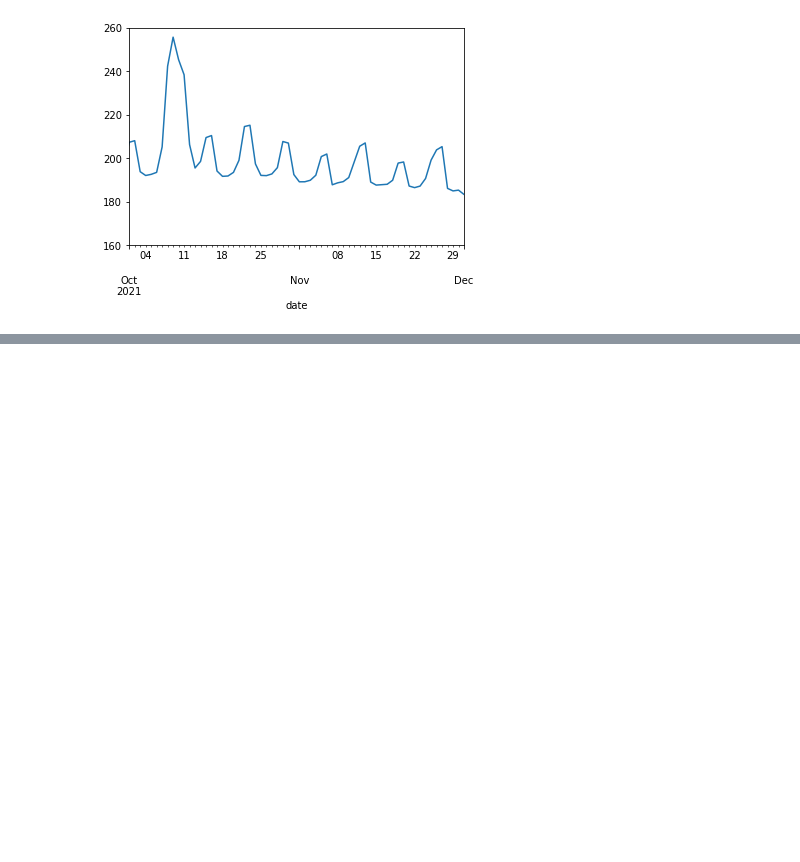
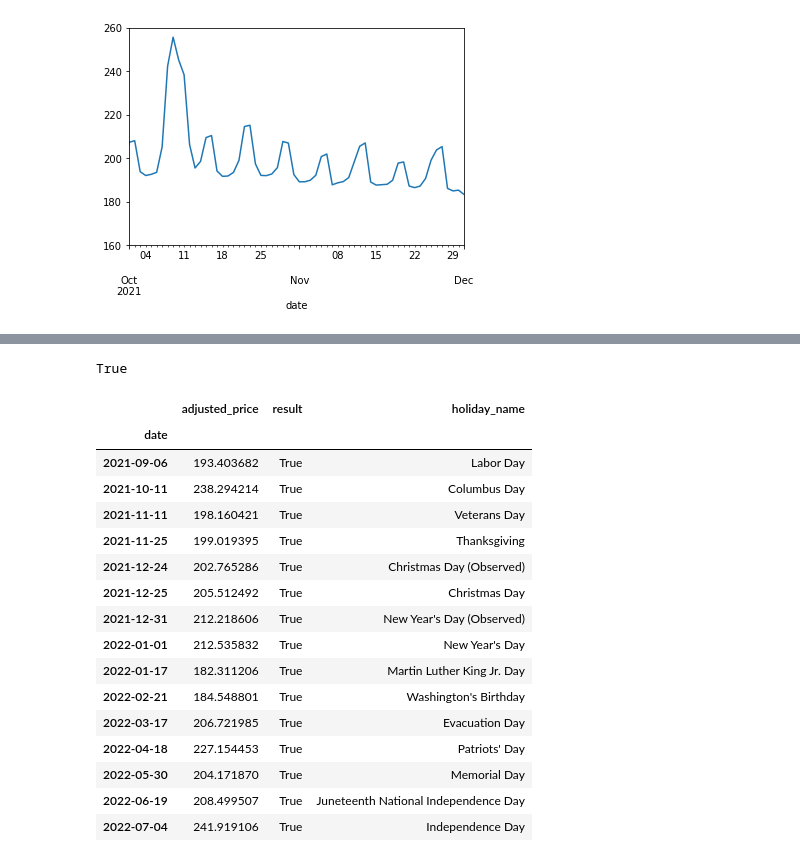
Before and after one commit to Fabrizio-Andrew/Vacation-Rental-Pricing-Estimator, a Jupyter notebook: experimentation/eda4calendar.ipynb, the cells around one changed output, grey strips where cells are left out. Cells and saved outputs as stored; diff of their text form; code cells hidden in the pictures; blank space fills up the shorter version.

```diff
--- a/experimentation/eda4calendar.ipynb
+++ b/experimentation/eda4calendar.ipynb
@@ -226,0 +254,27 @@ plot_date.set_xlim(select_date1, select_date2)
+# %%
+# for each date in df_calendar_data_grouped that is a holiday, get mean adjust_price for that date
+###df_calendar_data_grouped_holidays = df_calendar_data_grouped[df_calendar_data_grouped["date"] is in(us_holidays)]
+df_calendar_avg= df_calendar_data_grouped.mean()["adjusted_price"]
+# function that converts datetime to date
+def convert_datetime_to_date(date):
+    return date
+
+# function that checks if a date is in massachusetts_holidays
+def is_massachusetts_holiday(date):
+    if date.date() in massachusetts_holidays:
+        return True
+    else:
+        return False
+
+result = []
+for date in df_calendar_avg.index:
+    # if is_massachusetts_holiday(convert_datetime_to_date(date)):
+    #     result.append(df_calendar_data_grouped.mean()["adjusted_price"].loc[date])
+    # print(date)
+    result.append(is_massachusetts_holiday(date))
+
+# print(result)
+# function that counts values of a list
+result_pd =pd.Series(result)
+# count unique
+result_pd.value_counts()
@@ -226,0 +311,26 @@ plot_date.set_xlim(select_date1, select_date2)
+# %%
+test =df_calendar_avg_pd_result_true['holiday_name'].iloc[0]
+# massachusetts_holidays[test]
+test in massachusetts_holidays
+# %% [output]
+True
+# %%
+df_calendar_avg_pd_result_true
+# %% [output]
+|  | adjusted_price | result | holiday_name |
+| date |  |  |  |
+| 2021-09-06 | 193.403682 | True | Labor Day |
+| 2021-10-11 | 238.294214 | True | Columbus Day |
+| 2021-11-11 | 198.160421 | True | Veterans Day |
+| 2021-11-25 | 199.019395 | True | Thanksgiving |
+| 2021-12-24 | 202.765286 | True | Christmas Day (Observed) |
+| 2021-12-25 | 205.512492 | True | Christmas Day |
+| 2021-12-31 | 212.218606 | True | New Year's Day (Observed) |
+| 2022-01-01 | 212.535832 | True | New Year's Day |
+| 2022-01-17 | 182.311206 | True | Martin Luther King Jr. Day |
+| 2022-02-21 | 184.548801 | True | Washington's Birthday |
+| 2022-03-17 | 206.721985 | True | Evacuation Day |
+| 2022-04-18 | 227.154453 | True | Patriots' Day |
+| 2022-05-30 | 204.171870 | True | Memorial Day |
+| 2022-06-19 | 208.499507 | True | Juneteenth National Independence Day |
+| 2022-07-04 | 241.919106 | True | Independence Day |
```
Also changed, not shown: parts of 9 cells of this notebook, 2 other files.
